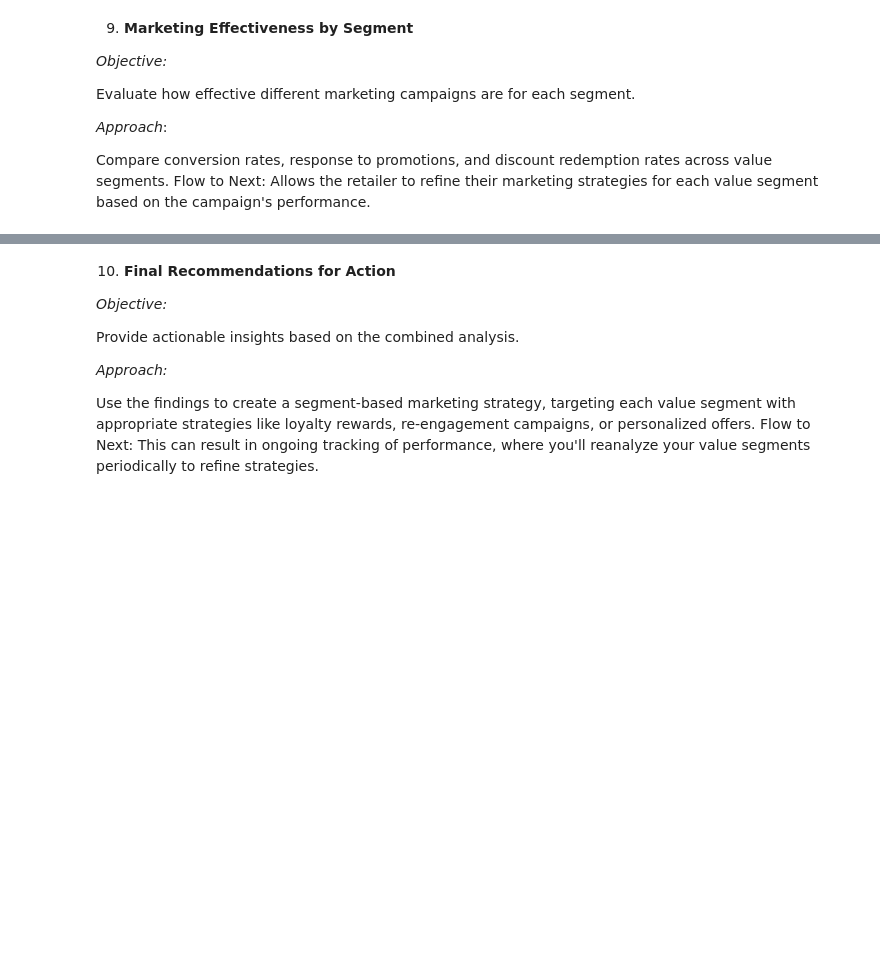
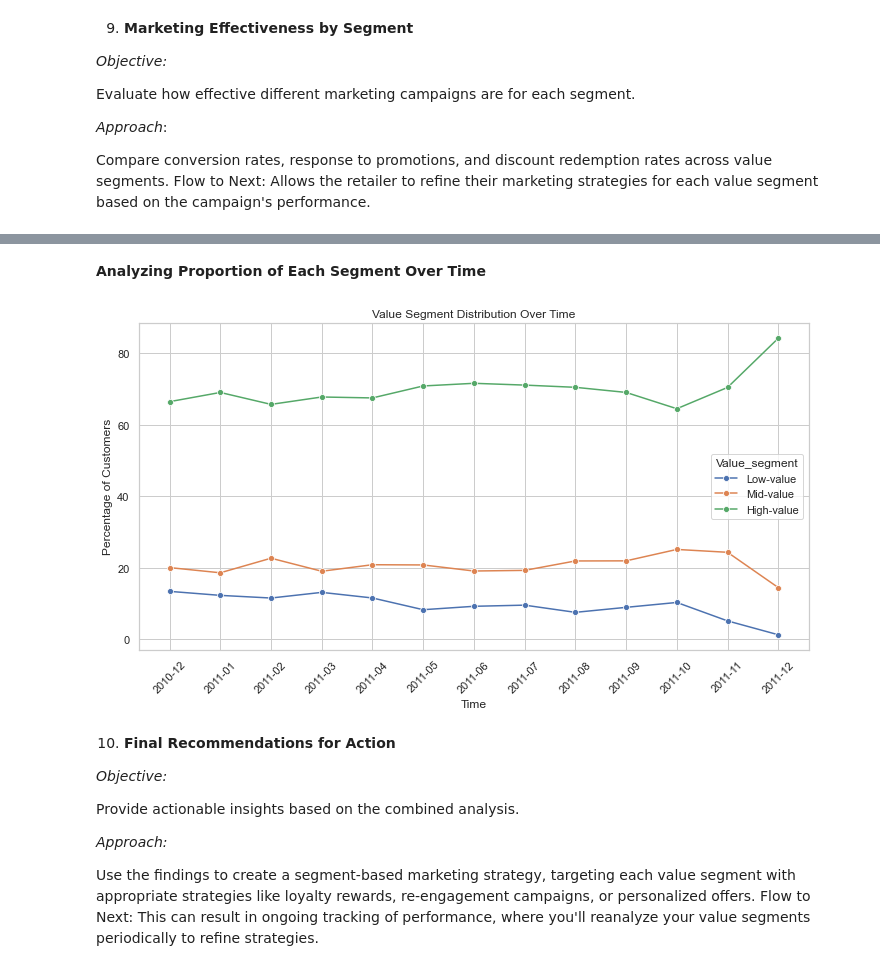
Before and after one commit to mandele1999/retail_project, a Jupyter notebook: notebooks/exploratory_analysis.ipynb, the cells around one changed output, grey strips where cells are left out. Cells and saved outputs as stored; diff of their text form; code cells hidden in the pictures; blank space fills up the shorter version.

```diff
--- a/notebooks/exploratory_analysis.ipynb
+++ b/notebooks/exploratory_analysis.ipynb
@@ -706,3 +722,38 @@ Name: count, dtype: int64
+# %% [markdown]
+**Analyzing Proportion of Each Segment Over Time**
+# %%
+# Converting period column to string for plotting
+rfm_df['YearMonth'] = rfm_df['YearMonth'].astype(str)
+# Create a crosstab of Value_segment by YearMonth
+value_segment_crosstab = pd.crosstab(
+    rfm_df['YearMonth'],
+    rfm_df['Value_segment'],
+    normalize='index'  # Normalize within each time period (row-wise)
+).mul(100)  # Convert proportions to percentages
+
+# Reset index for plotting
+value_segment_crosstab = value_segment_crosstab.reset_index()
+
+# Melt the DataFrame for Seaborn compatibility
+segment_distribution = value_segment_crosstab.melt(
+    id_vars='YearMonth',
+    var_name='Value_segment',
+    value_name='Percentage'
+)
+
+# Plot the segment distribution over time
+plt.figure(figsize=(12, 6))
+sns.lineplot(
+    data=segment_distribution,
+    x='YearMonth', y='Percentage', hue='Value_segment', marker='o'
+)
+plt.title('Value Segment Distribution Over Time')
+plt.xlabel('Time')
+plt.ylabel('Percentage of Customers')
+plt.xticks(rotation=45)
+plt.show()
+# %% [output]
+[figure, added]
 # %% [markdown]
 10. **Final Recommendations for Action**
 
```
Also changed, not shown: parts of 8 cells of this notebook.
